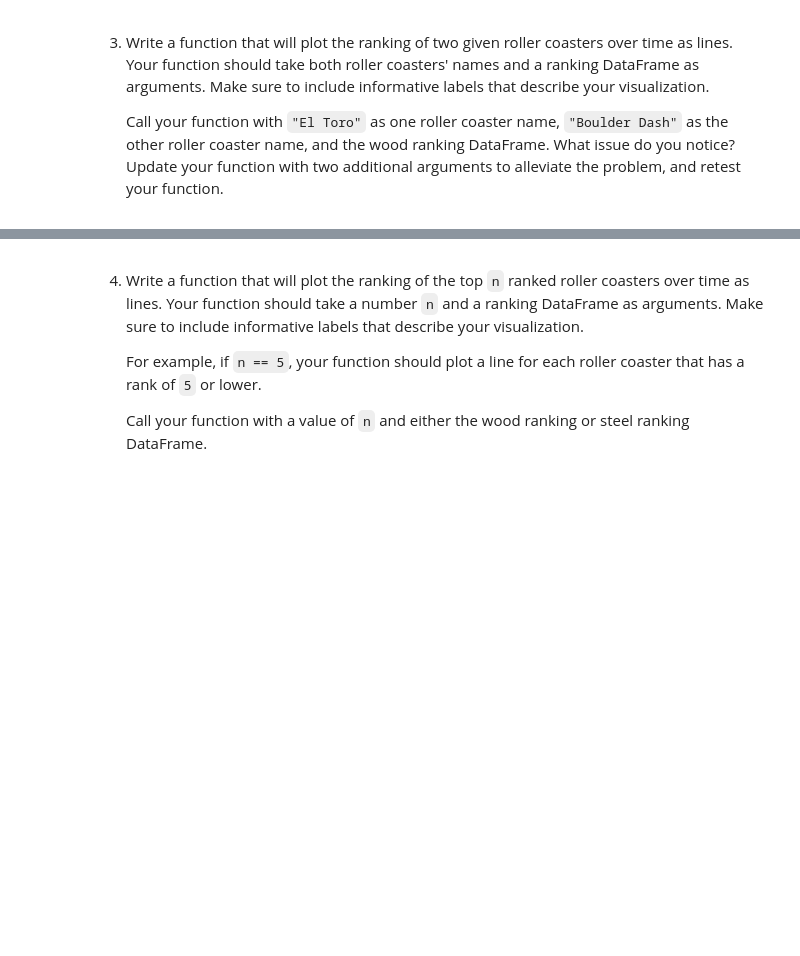
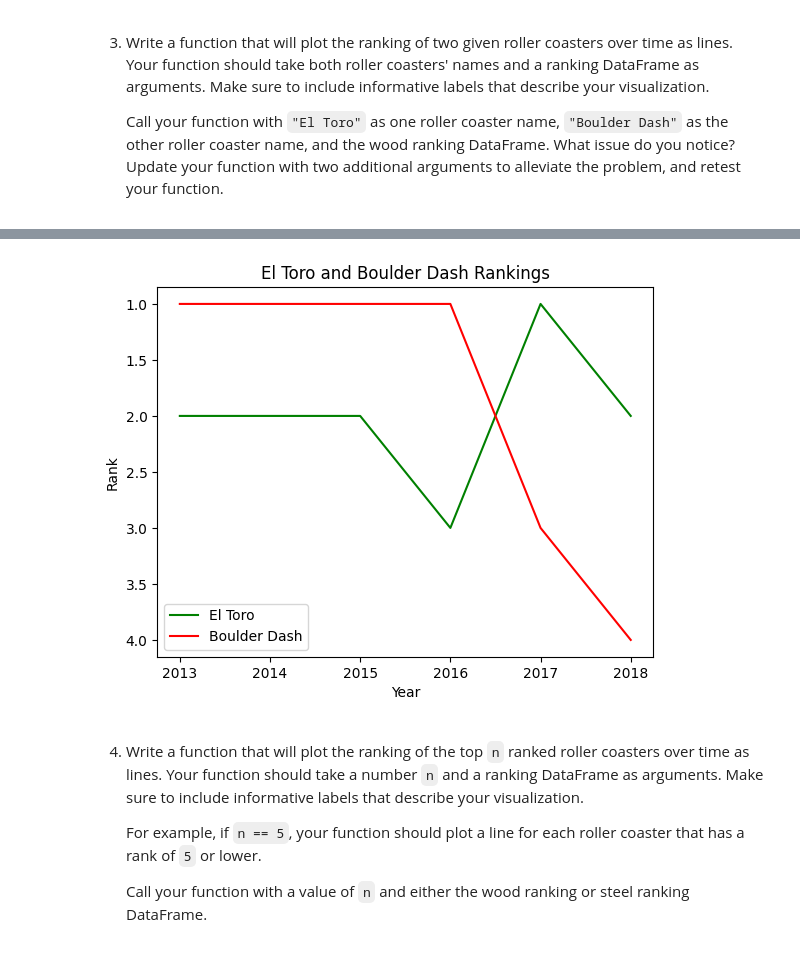
Before and after one commit to tylershienlim/cc-matplotlib-challenges, a Jupyter notebook: Roller Coaster.ipynb, the cells around one changed output, grey strips where cells are left out. Cells and saved outputs as stored; diff of their text form; code cells hidden in the pictures; blank space fills up the shorter version.

```diff
--- a/Roller Coaster.ipynb
+++ b/Roller Coaster.ipynb
@@ -67,3 +95,22 @@ def el_toro():
+# %%
+# 3
+# Create a function to plot rankings over time for 2 roller coasters
+def plot_two_coaster_rankings(coaster_one, coaster_two, park_name_one, park_name_two, df):
+    fig, ax = plt.subplots()
+    first_coaster = df[(df.Name == coaster_one) & (df.Park == park_name_one)]
+    second_coaster = df[(df.Name == coaster_two) & (df.Park == park_name_two)]
+    ax.plot(first_coaster['Year of Rank'], first_coaster.Rank, color='green', label=coaster_one)
+    ax.plot(second_coaster['Year of Rank'], second_coaster.Rank, color='red', label=coaster_two)
+    ax.invert_yaxis()
+    plt.title(f'{coaster_one} and {coaster_two} Rankings')
+    plt.legend()
+    plt.xlabel('Year')
+    plt.ylabel('Rank')
+    plt.show()
+# Create a plot of El Toro and Boulder Dash roller coasters
+plot_two_coaster_rankings('El Toro', 'Boulder Dash', 'Six Flags Great Adventure', 'Lake Compounce', wood)
+# %% [output]
+[figure, added]
 # %% [markdown]
 4. Write a function that will plot the ranking of the top `n` ranked roller coasters over time as lines. Your function should take a number `n` and a ranking DataFrame as arguments. Make sure to include informative labels that describe your visualization.
 
```
Also changed, not shown: parts of 17 cells of this notebook.
